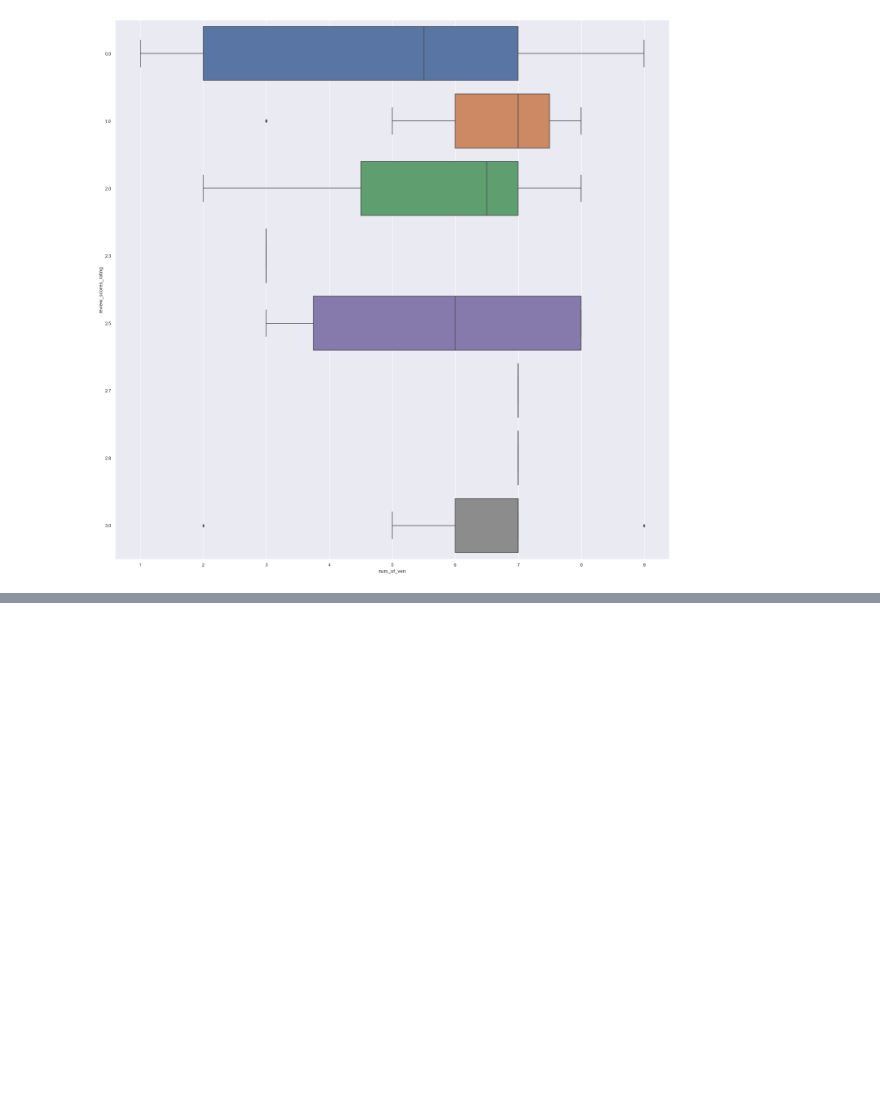
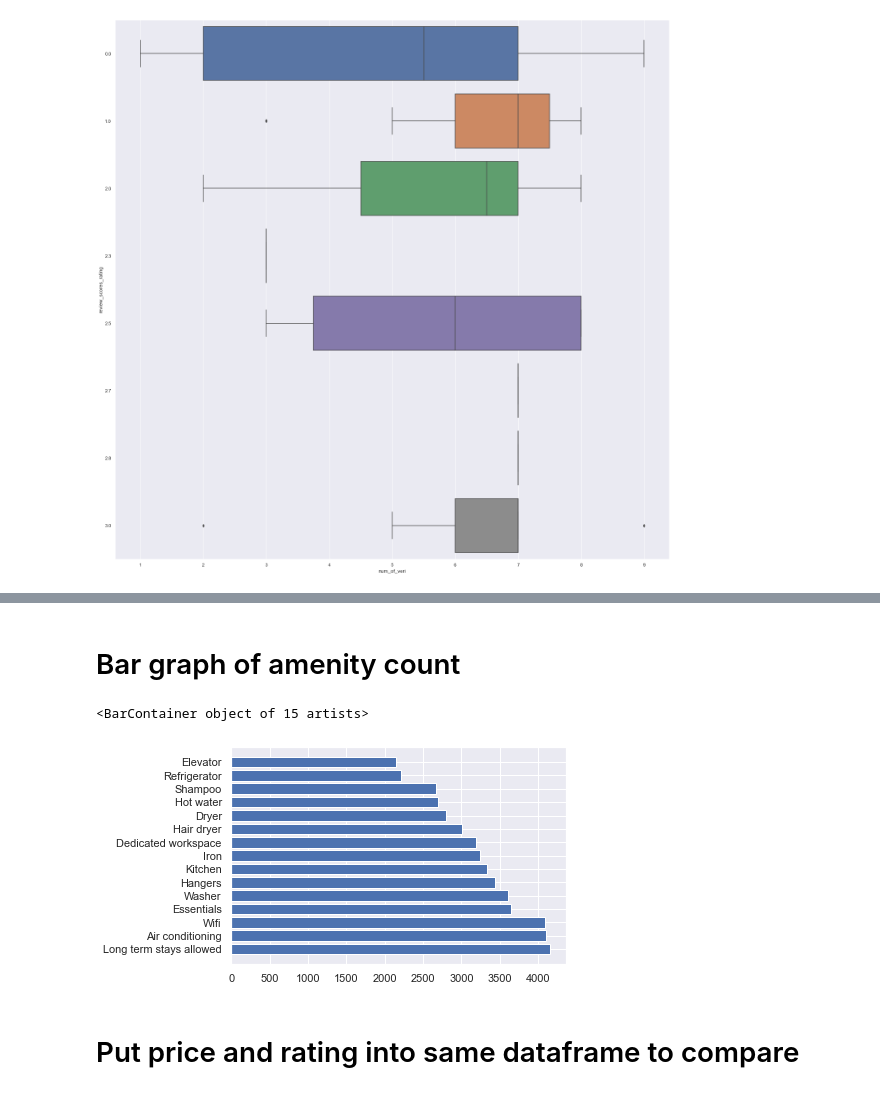
Before and after one commit to boonhaoyeo/SC1015-Mini-Project, a Jupyter notebook: AirBnB_EDA.ipynb, the cells around one changed output, grey strips where cells are left out. Saved outputs shown, nothing was run; the diff lists cells and outputs as text; code cells hidden in the pictures; blank space fills up the shorter version.

```diff
--- a/AirBnB_EDA.ipynb
+++ b/AirBnB_EDA.ipynb
@@ -14,6 +14,8 @@ from sklearn.utils import resample
 
 from collections import Counter
 air_data = pd.read_csv("listings_june.csv")
+zhdf = pd.read_csv("listings_june.csv")
+
 air_data.head()
 # %% [output]
 |  | id | listing_url | scrape_id | last_scraped | name | description | neighborhood_overview | ... |
@@ -301,0 +306,10 @@ sb.boxplot(x='num_of_veri', y="review_scores_rating", data=test,orient = "h")
+# %%
+amenities = zhdf[['price','amenities']]
+
+amenities['price'] = amenities['price'].str.replace(',', '').str.replace('$', '').astype(float)
+amenities['amenities'] = amenities['amenities'].apply(str).str.replace('[', '').str.replace(']','').str.replace('"','')
+
+#str.replace(' ','')
+#amenities = amenities.to_frame()
+
+amenities.head()
@@ -301,0 +335,4 @@ sb.boxplot(x='num_of_veri', y="review_scores_rating", data=test,orient = "h")
+# %%
+amenities['amenities'] = amenities['amenities'].str.decode('unicode_escape')
+a = amenities['amenities'].str.split(', ', expand=True).stack().value_counts()
+test_df = a.rename_axis('amenities').reset_index(name='count')
@@ -301,0 +365,9 @@ sb.boxplot(x='num_of_veri', y="review_scores_rating", data=test,orient = "h")
+# %% [markdown]
+# Bar graph of amenity count
+# %%
+plt.barh(test_df['amenities'].head(15), test_df['count'].head(15))
+# %% [output]
+<BarContainer object of 15 artists>
+[figure, added]
+# %% [markdown]
+# Put price and rating into same dataframe to compare
```
Also changed, not shown: parts of 22 cells of this notebook.
